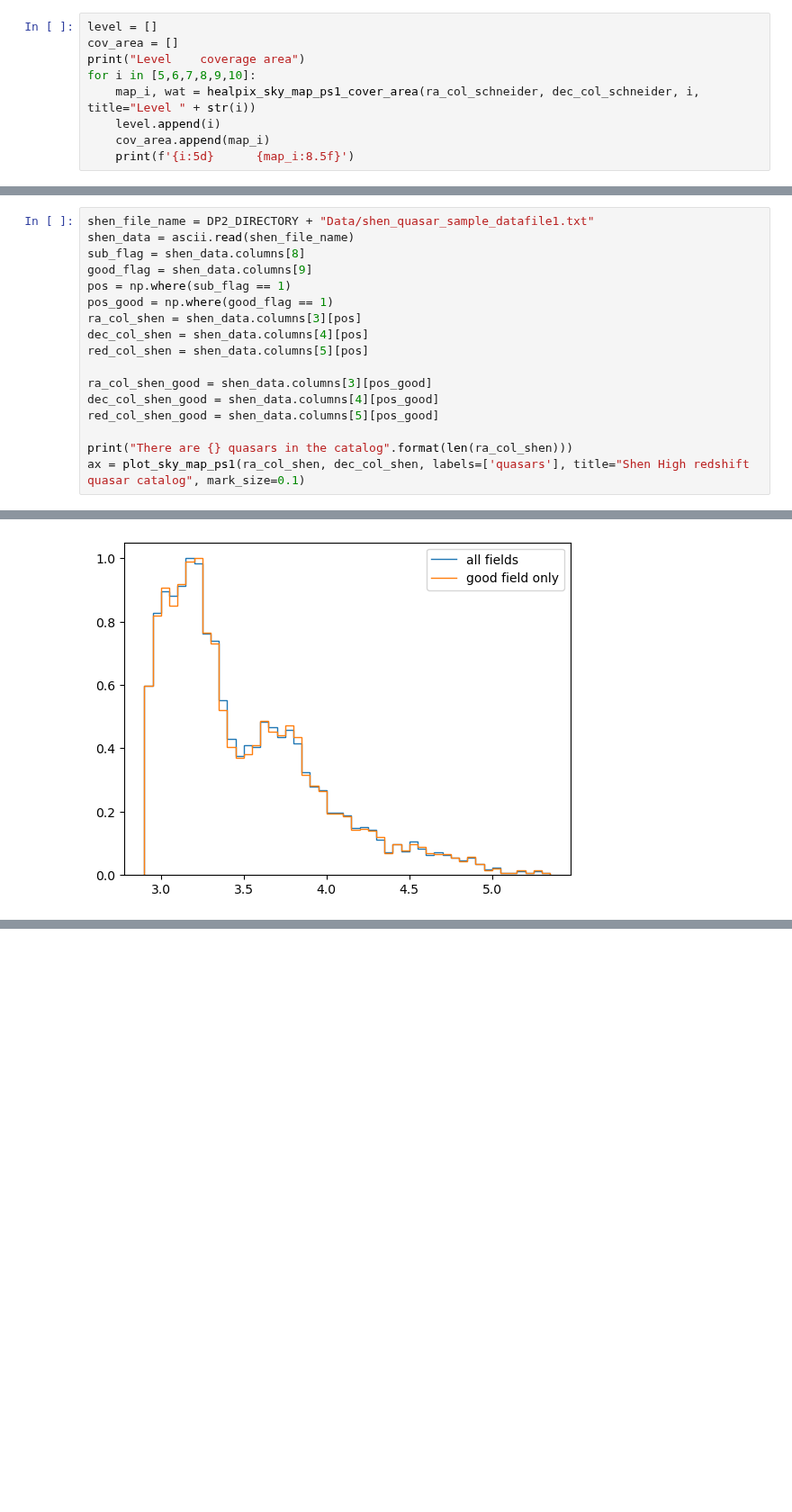
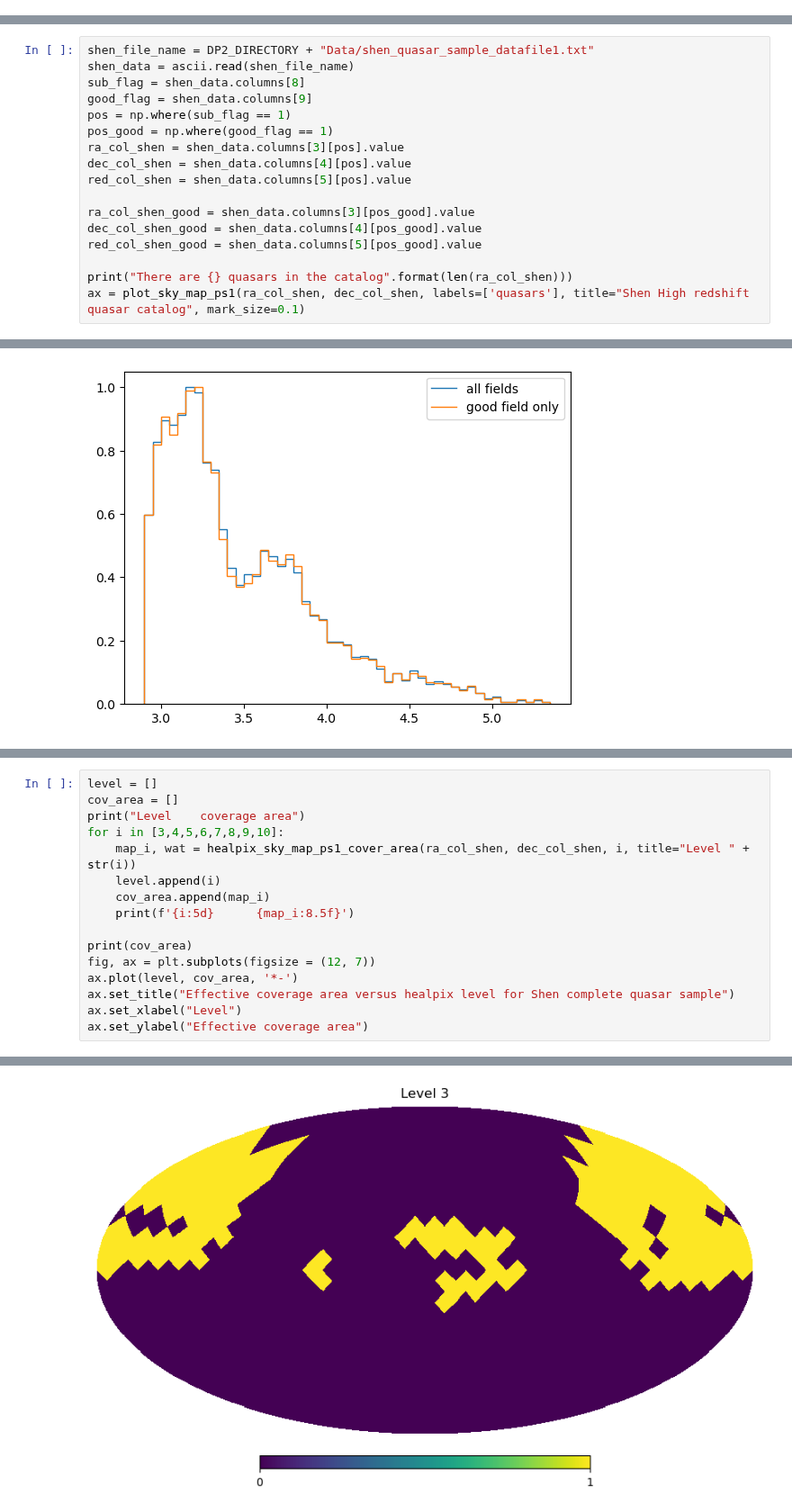
Before and after one commit to VibinRam/DP2, a Jupyter notebook: Codes/Clustering_analysis/Shen_SDSS_reproduce.ipynb, the cells around one changed output, grey strips where cells are left out. Shown at 90% size. Saved outputs shown, nothing was run; the diff lists cells and outputs as text; blank space fills up the shorter version.

```diff
--- a/Codes/Clustering_analysis/Shen_SDSS_reproduce.ipynb
+++ b/Codes/Clustering_analysis/Shen_SDSS_reproduce.ipynb
@@ -81,9 +52,0 @@ There are 6056 quasars in the catalog
-# %%
-level = []
-cov_area = []
-print("Level    coverage area")
-for i in [5,6,7,8,9,10]:
-    map_i, wat = healpix_sky_map_ps1_cover_area(ra_col_schneider, dec_col_schneider, i, title="Level " + str(i))
-    level.append(i)
-    cov_area.append(map_i)
-    print(f'{i:5d}      {map_i:8.5f}')
@@ -175,13 +59,13 @@ sub_flag = shen_data.columns[8]
 good_flag = shen_data.columns[9]
 pos = np.where(sub_flag == 1)
 pos_good = np.where(good_flag == 1)
-ra_col_shen = shen_data.columns[3][pos]
-dec_col_shen = shen_data.columns[4][pos]
-red_col_shen = shen_data.columns[5][pos]
+ra_col_shen = shen_data.columns[3][pos].value
+dec_col_shen = shen_data.columns[4][pos].value
+red_col_shen = shen_data.columns[5][pos].value
 
-ra_col_shen_good = shen_data.columns[3][pos_good]
-dec_col_shen_good = shen_data.columns[4][pos_good]
-red_col_shen_good = shen_data.columns[5][pos_good]
+ra_col_shen_good = shen_data.columns[3][pos_good].value
+dec_col_shen_good = shen_data.columns[4][pos_good].value
+red_col_shen_good = shen_data.columns[5][pos_good].value
 
 print("There are {} quasars in the catalog".format(len(ra_col_shen)))
 ax = plot_sky_map_ps1(ra_col_shen, dec_col_shen, labels=['quasars'], title="Shen High redshift quasar catalog", mark_size=0.1)
@@ -211,0 +96,17 @@ log_bin = [round(pow(10,i * 0.1 + np.log10(2.244)),3) for i in range(0,22)]
+# %%
+level = []
+cov_area = []
+print("Level    coverage area")
+for i in [3,4,5,6,7,8,9,10]:
+    map_i, wat = healpix_sky_map_ps1_cover_area(ra_col_shen, dec_col_shen, i, title="Level " + str(i))
+    level.append(i)
+    cov_area.append(map_i)
+    print(f'{i:5d}      {map_i:8.5f}')
+
+print(cov_area)
+fig, ax = plt.subplots(figsize = (12, 7))
+ax.plot(level, cov_area, '*-')
+ax.set_title("Effective coverage area versus healpix level for Shen complete quasar sample")
+ax.set_xlabel("Level")
+ax.set_ylabel("Effective coverage area")
+# %% [output]
@@ -211,0 +124 @@ log_bin = [round(pow(10,i * 0.1 + np.log10(2.244)),3) for i in range(0,22)]
+[figure, added]
```
Also changed, not shown: parts of 26 cells of this notebook, 18 other files.
